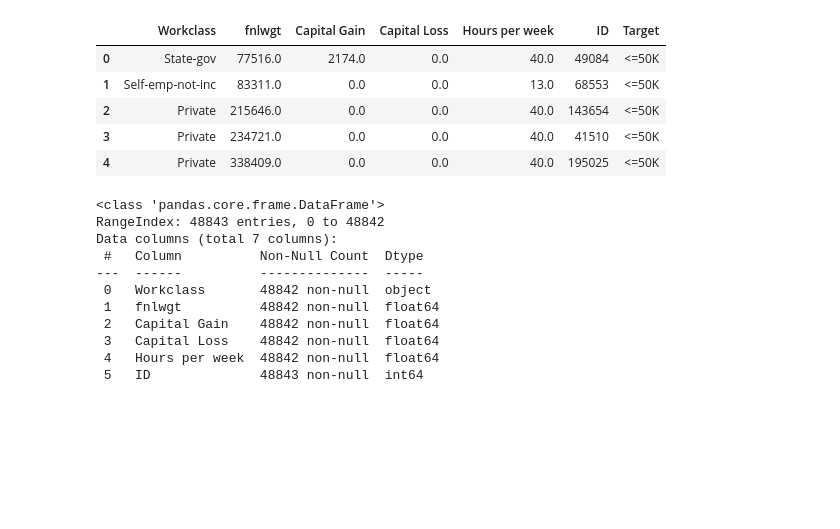
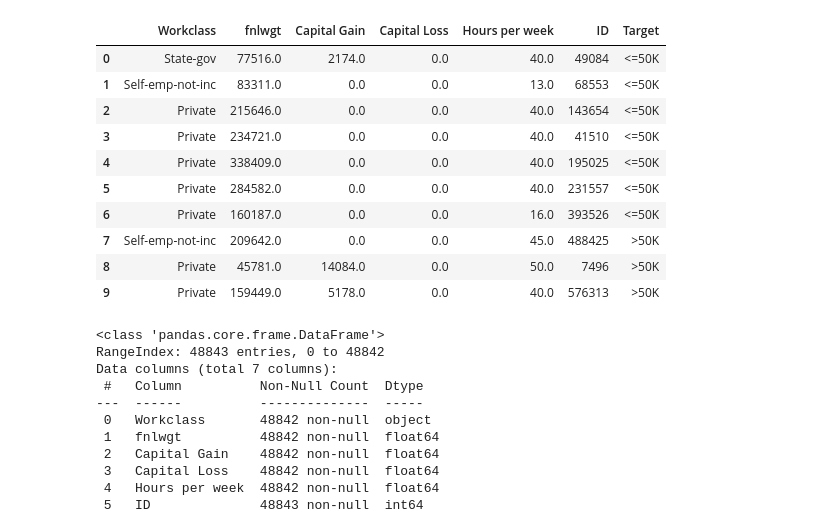
Before and after one commit to vittoriadelsignore/Data-Wrangling, a Jupyter notebook: Wrangling+DelSignore.ipynb, the cells around one changed output. Drawn from its saved outputs; the diff is of its cells as text; code cells hidden in the pictures; blank space fills up the shorter version.

```diff
--- a/Wrangling+DelSignore.ipynb
+++ b/Wrangling+DelSignore.ipynb
@@ -3,14 +3,19 @@ import numpy as np    #importar numpy
 import pandas as pd   #importar pandas
 # %%
 wdata=pd.read_csv('w_data.csv',sep=';')   #cargar el archivo csv w_data
-wdata.head()                              #mostrar las primeras lineas de w_data
+wdata.head(10)                              #mostrar las primeras lineas de w_data
 # %% [output]
 |  | Workclass | fnlwgt | Capital Gain | Capital Loss | Hours per week | ID | Target |
 | 0 | State-gov | 77516.0 | 2174.0 | 0.0 | 40.0 | 49084 | <=50K |
 | 1 | Self-emp-not-inc | 83311.0 | 0.0 | 0.0 | 13.0 | 68553 | <=50K |
 | 2 | Private | 215646.0 | 0.0 | 0.0 | 40.0 | 143654 | <=50K |
 | 3 | Private | 234721.0 | 0.0 | 0.0 | 40.0 | 41510 | <=50K |
 | 4 | Private | 338409.0 | 0.0 | 0.0 | 40.0 | 195025 | <=50K |
+| 5 | Private | 284582.0 | 0.0 | 0.0 | 40.0 | 231557 | <=50K |
+| 6 | Private | 160187.0 | 0.0 | 0.0 | 16.0 | 393526 | <=50K |
+| 7 | Self-emp-not-inc | 209642.0 | 0.0 | 0.0 | 45.0 | 488425 | >50K |
+| 8 | Private | 45781.0 | 14084.0 | 0.0 | 50.0 | 7496 | >50K |
+| 9 | Private | 159449.0 | 5178.0 | 0.0 | 40.0 | 576313 | >50K |
 # %%
 wdata.info()                   #ver info del dataset, donde hay 48843 datos con ID, y para el resto de atributos hay 48842
 # %% [output]
```
Also changed, not shown: parts of 4 cells of this notebook.
